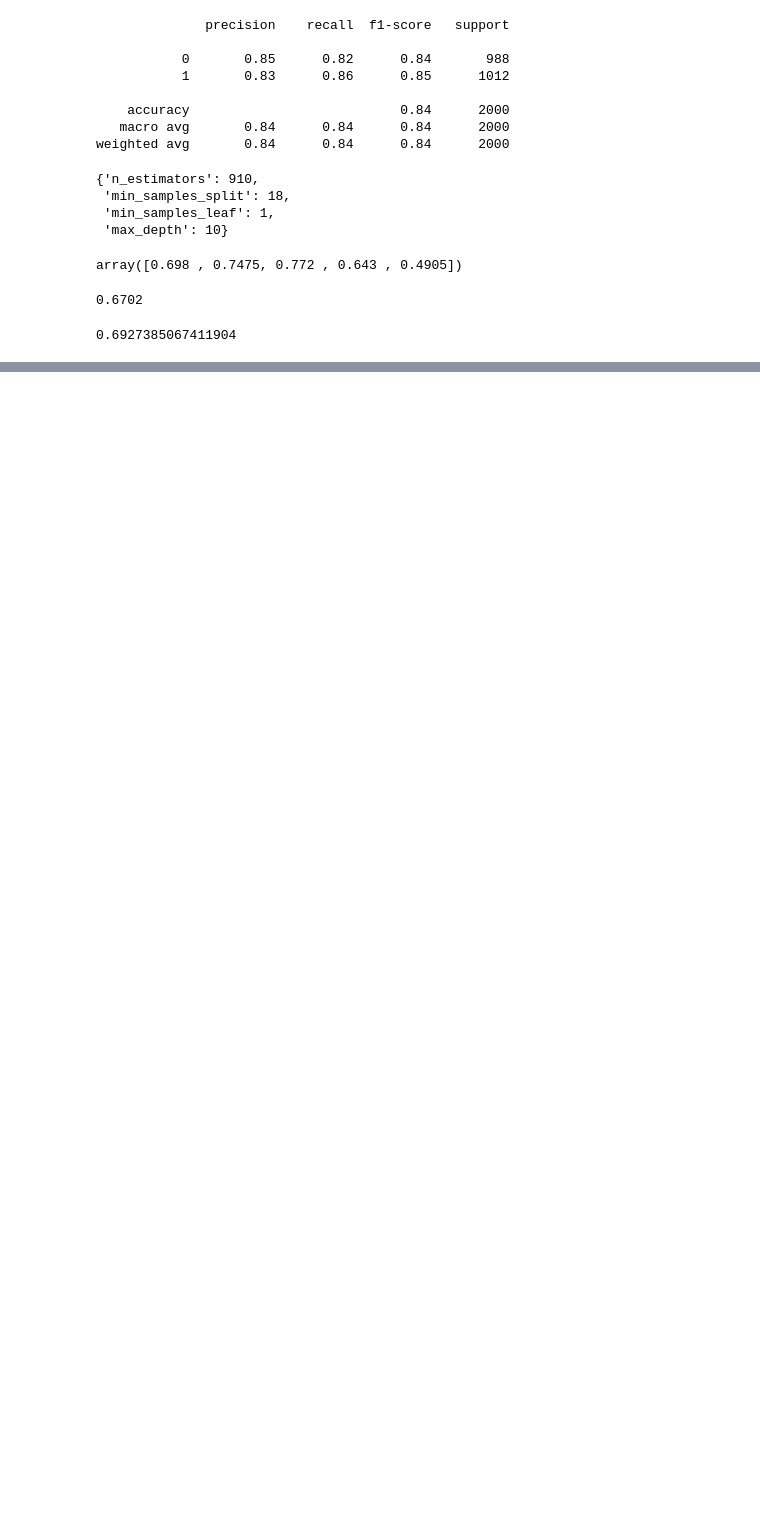
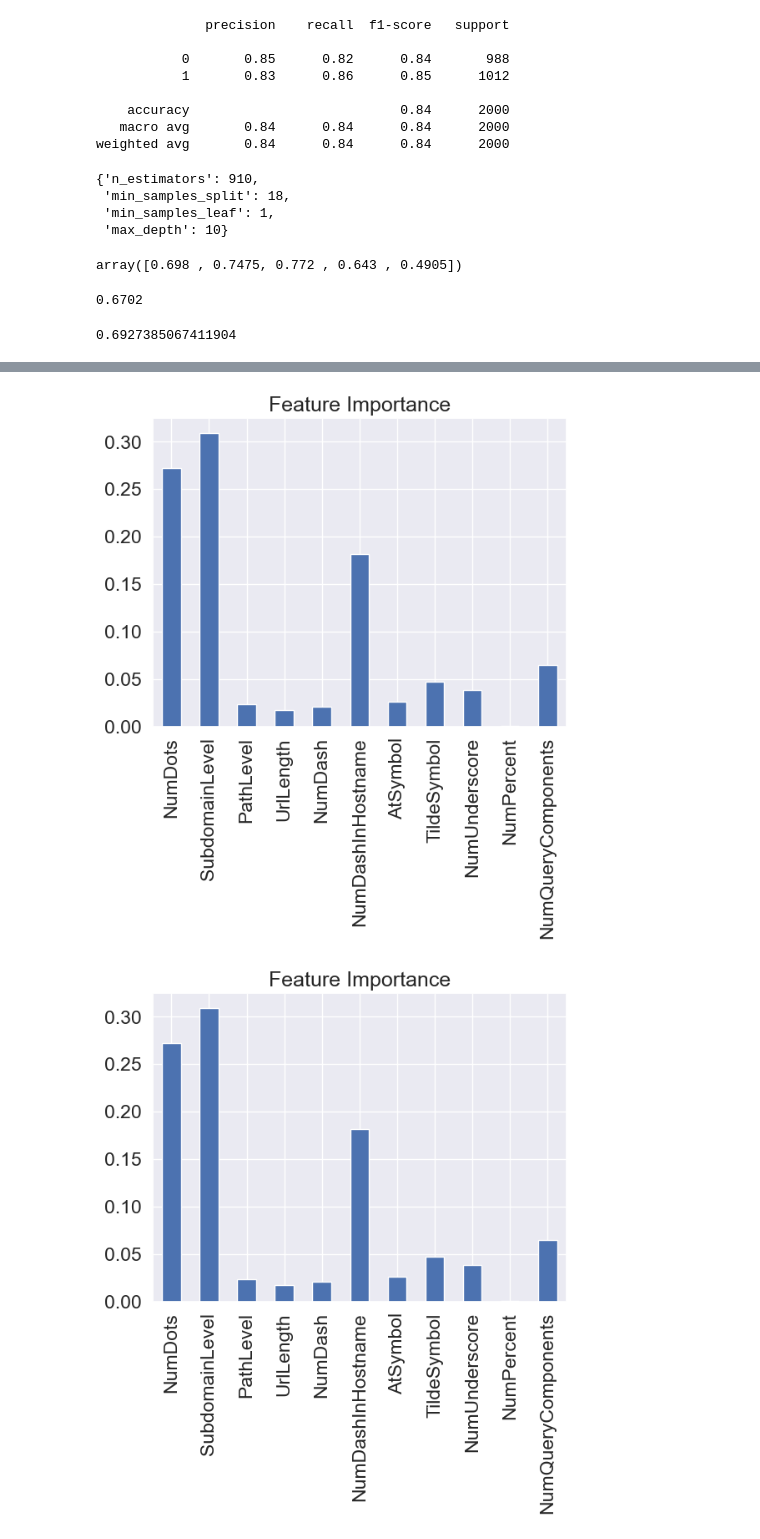
Before and after one commit to Ogierumua/phishing-website-project, a Jupyter notebook: Phishing_website.ipynb, the cells around one changed output, grey strips where cells are left out. Saved outputs shown, nothing was run; the diff lists cells and outputs as text; code cells hidden in the pictures; blank space fills up the shorter version.

```diff
--- a/Phishing_website.ipynb
+++ b/Phishing_website.ipynb
@@ -886,0 +893,7 @@ plt.show()
+# %%
+# Fit an instance of RandomForestClassifier
+clf = RandomForestClassifier(n_estimators=100,  # you can tune this number
+                             max_depth=None,    # or set to a specific depth
+                             random_state=42)   # for reproducibility
+
+clf.fit(x_train, y_train)
@@ -886,0 +918,3 @@ plt.show()
+# %%
+feature_dict = dict(zip(phishing_data.columns, clf.feature_importances_))
+feature_dict
@@ -886,0 +949,8 @@ plt.show()
+# %%
+#visualise feature importance
+feature_df = pd.DataFrame(feature_dict, index=[0])
+feature_df.T.plot.bar(title="Feature Importance", legend=False);
+plt.show()
+# %% [output]
+[figure, added]
+[figure, added]
```
Also changed, not shown: parts of 15 cells of this notebook, 2 other files.
